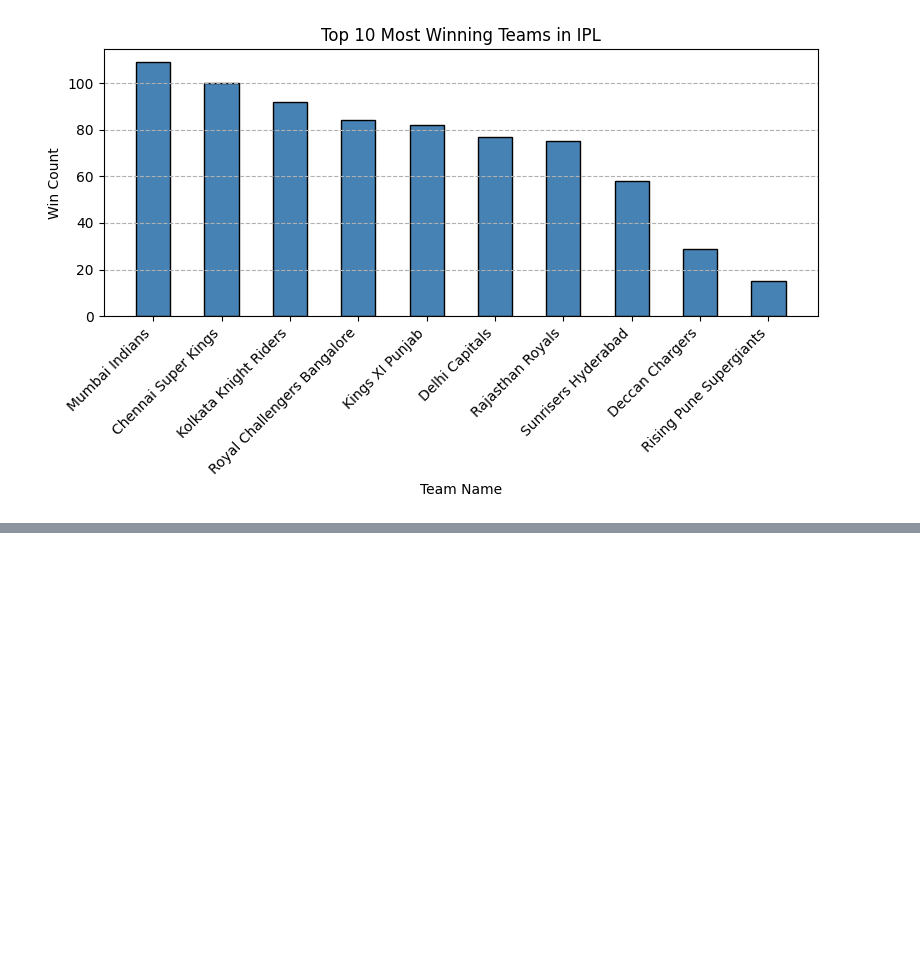
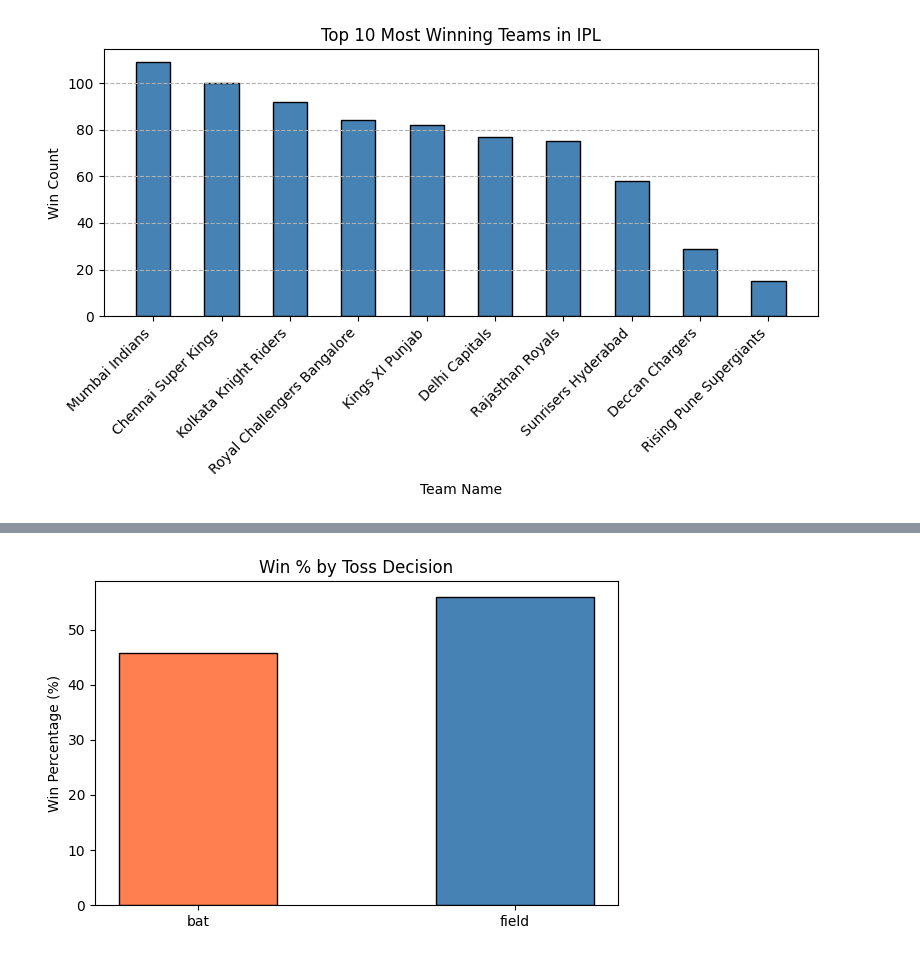
Before and after one commit to vidushan-ds/academic-data-wrangler, a Jupyter notebook: cricket-performance-analytics/cricket_analyz.ipynb, the cells around one changed output, grey strips where cells are left out. Saved outputs shown, nothing was run; the diff lists cells and outputs as text; code cells hidden in the pictures; blank space fills up the shorter version.

```diff
--- a/cricket-performance-analytics/cricket_analyz.ipynb
+++ b/cricket-performance-analytics/cricket_analyz.ipynb
@@ -574,0 +610,19 @@ plt.show()
+# %%
+toss_analysis.index
+plt.figure(figsize=(6, 4))
+
+plt.bar(
+    toss_analysis.index,
+    toss_analysis['win_percentage'],
+    color=['coral', 'steelblue'],
+    edgecolor='black',
+    width=0.5
+)
+
+plt.title('Win % by Toss Decision')
+plt.ylabel('Win Percentage (%)')
+
+plt.tight_layout()
+plt.show()
+# %% [output]
+[figure, added]
```
Also changed, not shown: parts of 10 cells of this notebook.
